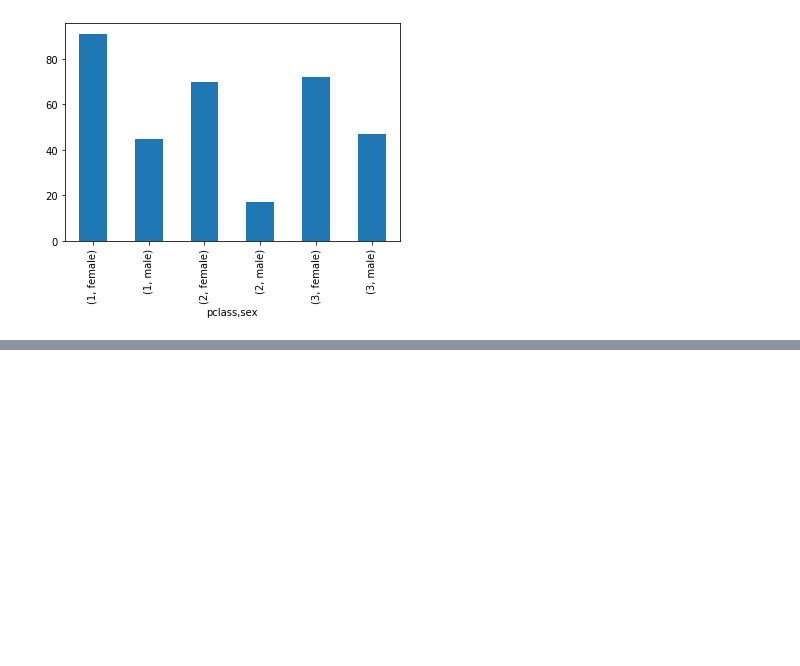
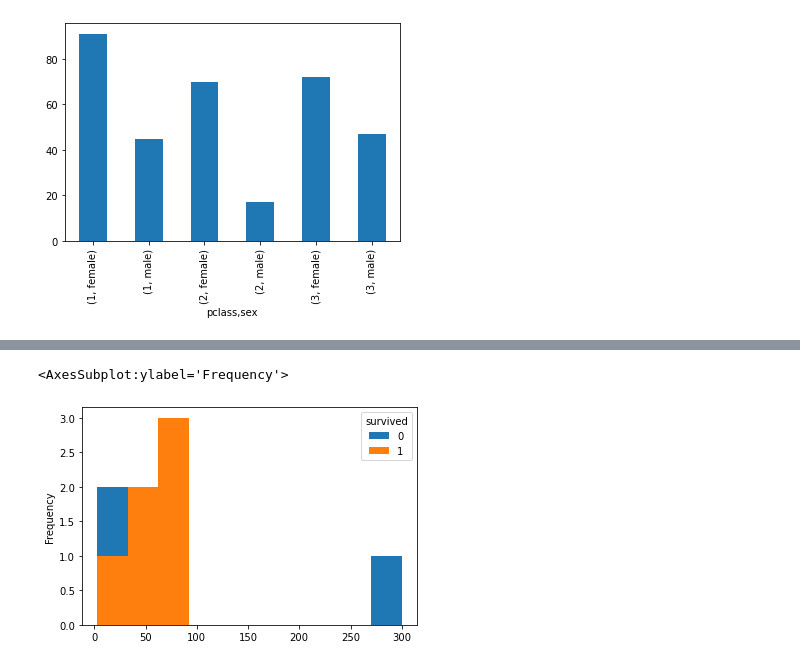
Before and after one commit to WChiang0314/ML100Days, a Jupyter notebook: Work 21.ipynb, the cells around one changed output, grey strips where cells are left out. Drawn from its saved outputs; the diff is of its cells as text; code cells hidden in the pictures; blank space fills up the shorter version.

```diff
--- a/Work 21.ipynb
+++ b/Work 21.ipynb
@@ -98,0 +123,5 @@ survived.plot(kind='bar')
+# %%
+survived_counts.plot(kind='hist')
+# %% [output]
+<AxesSubplot:ylabel='Frequency'>
+[figure, added]
```
Also changed, not shown: parts of 8 cells of this notebook.
